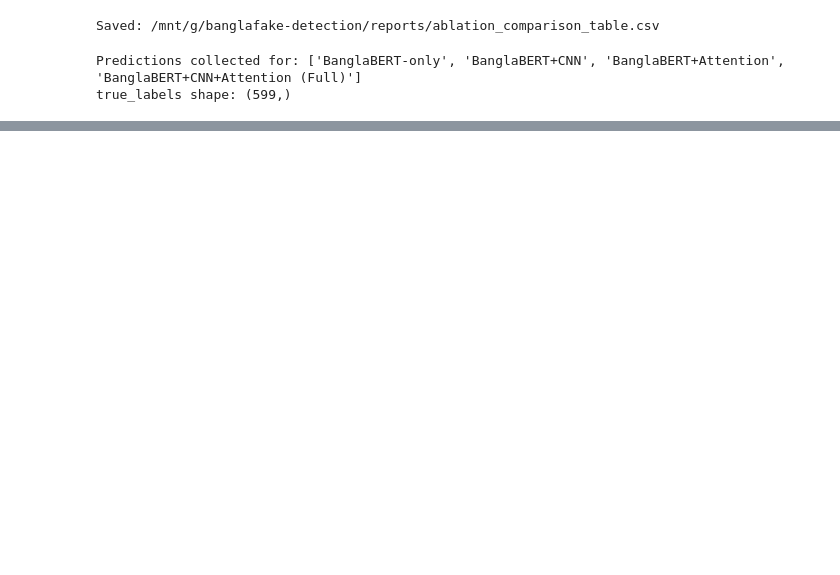
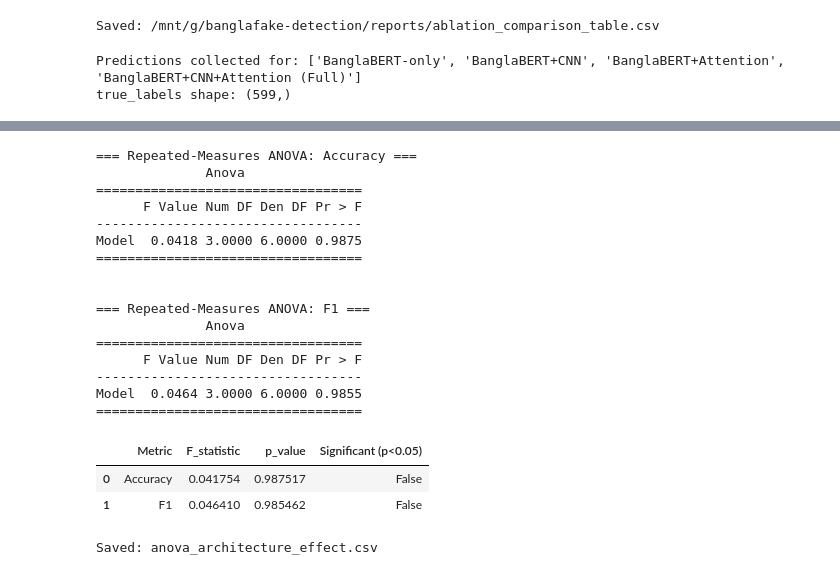
Before and after one commit to jaimulhaque/banglafake-detection, a Jupyter notebook: notebooks/05_ablation_interpretability.ipynb, the cells around one changed output, grey strips where cells are left out. Cells and saved outputs as stored; diff of their text form; code cells hidden in the pictures; blank space fills up the shorter version.

Commit message:
Update training notebook

```diff
--- a/notebooks/05_ablation_interpretability.ipynb
+++ b/notebooks/05_ablation_interpretability.ipynb
@@ -440,0 +551,54 @@ Saved: /mnt/g/banglafake-detection/reports/mcnemar_test_results.csv
+# %%
+# ============================================================
+# Notebook: 05_ablation_interpretability.ipynb
+# Cell 11: Repeated-Measures ANOVA — Confirm No Significant
+#          Architecture Effect Across Seeds
+# ============================================================
+
+from statsmodels.stats.anova import AnovaRM
+
+# Reshape for repeated-measures ANOVA (Model = within-subject factor, Seed = subject)
+anova_df = multi_seed_df[["Model", "Seed", "Accuracy", "F1"]].copy()
+
+print("=== Repeated-Measures ANOVA: Accuracy ===")
+aovrm_acc = AnovaRM(anova_df, depvar='Accuracy', subject='Seed', within=['Model'])
+res_acc = aovrm_acc.fit()
+print(res_acc.summary())
+
+print("\n=== Repeated-Measures ANOVA: F1 ===")
+aovrm_f1 = AnovaRM(anova_df, depvar='F1', subject='Seed', within=['Model'])
+res_f1 = aovrm_f1.fit()
+print(res_f1.summary())
+
+# Save results
+anova_results = pd.DataFrame({
+    "Metric": ["Accuracy", "F1"],
+    "F_statistic": [res_acc.anova_table["F Value"].values[0], res_f1.anova_table["F Value"].values[0]],
+    "p_value": [res_acc.anova_table["Pr > F"].values[0], res_f1.anova_table["Pr > F"].values[0]]
+})
+anova_results["Significant (p<0.05)"] = anova_results["p_value"] < 0.05
+
+display(anova_results)
+anova_results.to_csv(os.path.join(REPORTS_DIR, "anova_architecture_effect.csv"), index=False)
+print("\nSaved: anova_architecture_effect.csv")
+# %% [output]
+=== Repeated-Measures ANOVA: Accuracy ===
+              Anova
+==================================
+      F Value Num DF Den DF Pr > F
+----------------------------------
+Model  0.0418 3.0000 6.0000 0.9875
+==================================
+
+
+=== Repeated-Measures ANOVA: F1 ===
+              Anova
+==================================
+      F Value Num DF Den DF Pr > F
+----------------------------------
+Model  0.0464 3.0000 6.0000 0.9855
+==================================
+|  | Metric | F_statistic | p_value | Significant (p<0.05) |
+| 0 | Accuracy | 0.041754 | 0.987517 | False |
+| 1 | F1 | 0.046410 | 0.985462 | False |
+Saved: anova_architecture_effect.csv
```
Also changed, not shown: parts of 4 cells of this notebook, 5 other files.
